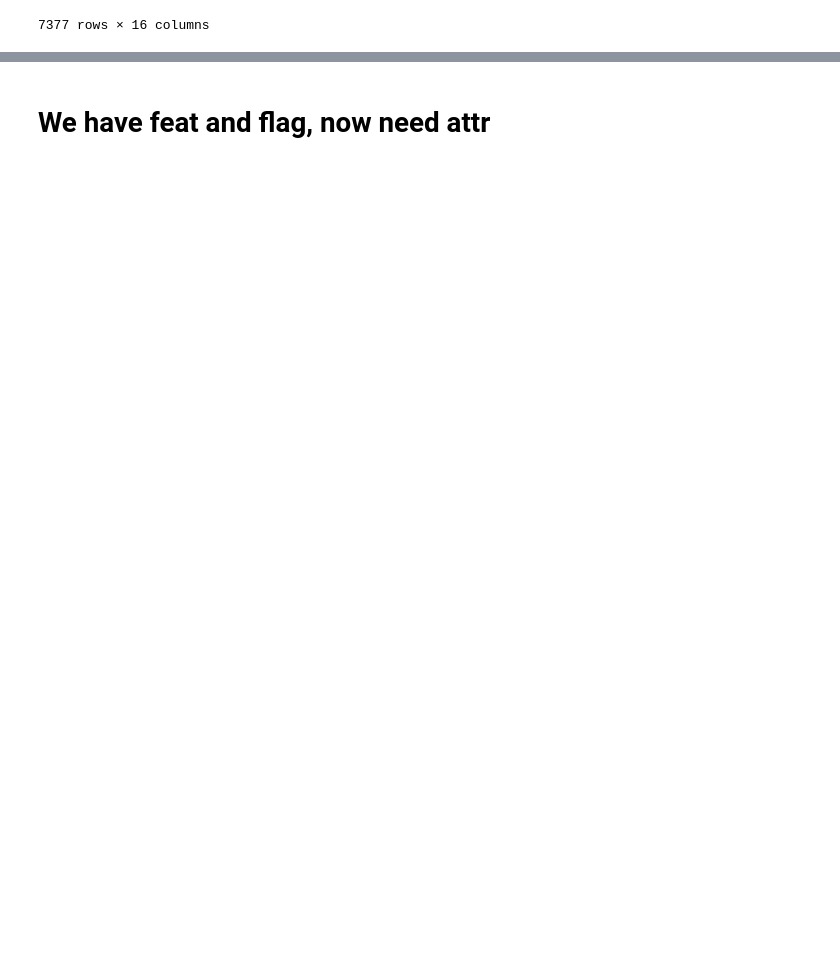
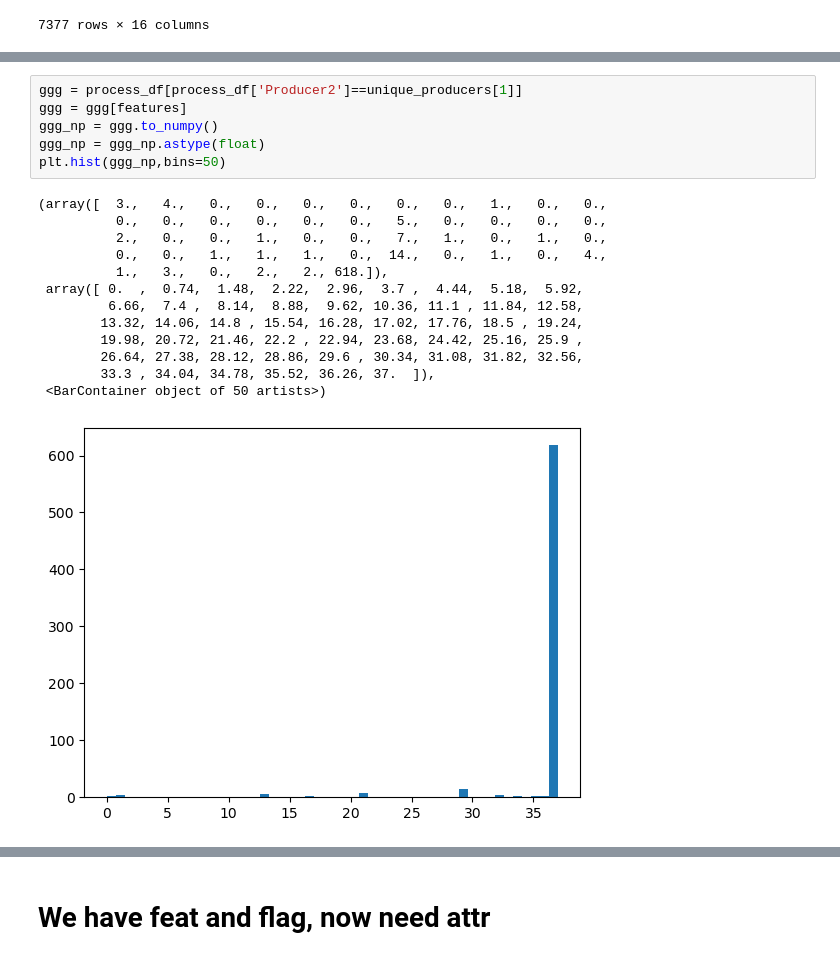
Before and after one commit to rashidkolaghassi/RedHat_Collab_Work, a Jupyter notebook: Cisco_to_NPZ.ipynb, the cells around one changed output, grey strips where cells are left out. Cells and saved outputs as stored; diff of their text form; blank space fills up the shorter version.

```diff
--- a/Cisco_to_NPZ.ipynb
+++ b/Cisco_to_NPZ.ipynb
@@ -133 +182,21 @@ process_df
+# %%
+ggg = process_df[process_df['Producer2']==unique_producers[1]]
+ggg = ggg[features]
+ggg_np = ggg.to_numpy()
+ggg_np = ggg_np.astype(float)
+plt.hist(ggg_np,bins=50)
+# %% [output]
+(array([  3.,   4.,   0.,   0.,   0.,   0.,   0.,   0.,   1.,   0.,   0.,
+          0.,   0.,   0.,   0.,   0.,   0.,   5.,   0.,   0.,   0.,   0.,
+          2.,   0.,   0.,   1.,   0.,   0.,   7.,   1.,   0.,   1.,   0.,
+          0.,   0.,   1.,   1.,   1.,   0.,  14.,   0.,   1.,   0.,   4.,
+          1.,   3.,   0.,   2.,   2., 618.]),
+ array([ 0.  ,  0.74,  1.48,  2.22,  2.96,  3.7 ,  4.44,  5.18,  5.92,
+         6.66,  7.4 ,  8.14,  8.88,  9.62, 10.36, 11.1 , 11.84, 12.58,
+        13.32, 14.06, 14.8 , 15.54, 16.28, 17.02, 17.76, 18.5 , 19.24,
+        19.98, 20.72, 21.46, 22.2 , 22.94, 23.68, 24.42, 25.16, 25.9 ,
+        26.64, 27.38, 28.12, 28.86, 29.6 , 30.34, 31.08, 31.82, 32.56,
+        33.3 , 34.04, 34.78, 35.52, 36.26, 37.  ]),
+ <BarContainer object of 50 artists>)
+[figure, added]
 # %%
```
Also changed, not shown: parts of 47 cells of this notebook.
